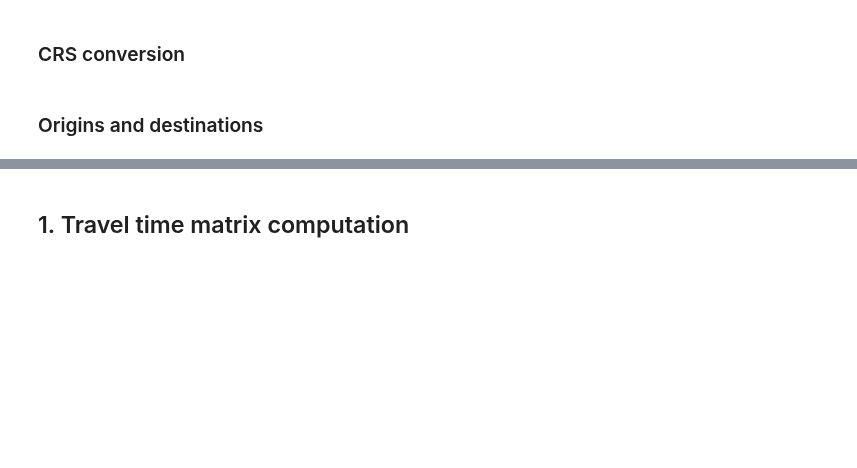
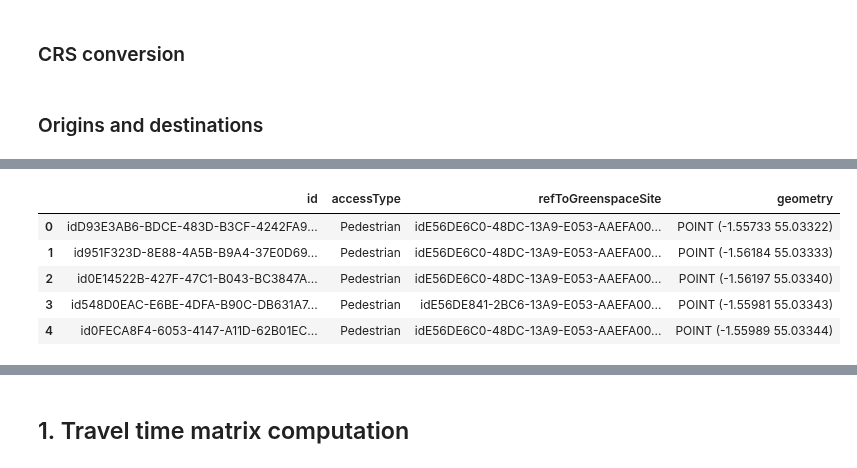
Before and after one commit to Urban-Analytics-Technology-Platform/demoland-project, a Jupyter notebook: python/accessibility.ipynb, the cells around one changed output, grey strips where cells are left out. Drawn from its saved outputs; the diff is of its cells as text; code cells hidden in the pictures; blank space fills up the shorter version.

Commit message:
accessibility to jobs on all modes

```diff
--- a/python/accessibility.ipynb
+++ b/python/accessibility.ipynb
@@ -13,6 +13,7 @@ import tracc
 from r5py import TransportNetwork, TravelTimeMatrixComputer, TransitMode, LegMode
 from datetime import datetime,date,timedelta
 import matplotlib.pyplot as plt
+from itertools import product # needed for generating all combinations of O-D pairs
 sys.argv.append(["--max-memory", "8G"])
 
 
@@ -23,10 +24,13 @@ data_folder = "/Users/azanchetta/OneDrive - The Alan Turing Institute/demoland_d
 oas_centroids_file = f"{data_folder}/processed/OA_centroids_TyneWear.gpkg" # used for population origin
 oas_file = f"{data_folder}/processed/authorities/OA_TyneWear.gpkg" # needed for visualisation purposes
 region_lads_file = f"{data_folder}/processed/authorities/LADs_tynewear.shp" # needed in order to filter greenspace data within the regional boundaries
-workingplacezones_centroids_file = f"{data_folder}/processed/authorities/WPZ_centroids_tynewear.gpkg"
+workingplacezones_centroids_file = f"{data_folder}/processed/authorities/WPZ_centroids_tynewear.gpkg" # needed for destinations centroids coordinates
+greenspace_sites_file = f"{data_folder}/processed/accessibility/greenspace-sites_tynewear.gpkg" # needed for calcualting opportunities at greenspaces (area)
+greenspace_entrances_file = f"{data_folder}/processed/accessibility/accessTOgs_tynewear.gpkg" # needed for destinations centroids coordinates
+jobs_file = f"{data_folder}/processed/accessibility/wpz_tynewear_occupation_edited.csv"
 
 # national level files
-greenspace_file = f"{data_folder}/raw/accessibility/OS Open Greenspace (GPKG) GB/data/opgrsp_gb.gpkg"
+# greenspace_file = f"{data_folder}/raw/accessibility/OS Open Greenspace (GPKG) GB/data/opgrsp_gb.gpkg"
 osm_data_file = f"{data_folder}/raw/accessibility/tyne-and-wear-latest.osm.pbf"
 gtfs_data_file = f"{data_folder}/raw/accessibility/itm_north_east_gtfs.zip"
 # %%
@@ -35,21 +39,28 @@ gtfs_data_file = f"{data_folder}/raw/accessibility/itm_north_east_gtfs.zip"
 # origins (IE output areas, OAs)
 oas_centroids = gpd.read_file(oas_centroids_file,
                               layer="OA_centroids_TyneWear")
-oas_centroids['id'] = oas_centroids['OA11CD'] # Origin dataset must contain an 'id' column
+oas_centroids['id'] = oas_centroids['OA11CD'] # Origin dataset must contain an 'id' column for r5py
 oas_centroids_wgs84 = oas_centroids.to_crs("epsg:4326")
 oas_centroids.head()
 
 # destination data
 # green space sites' entrances
-gs_entrances = gpd.read_file(greenspace_file,
-                        layer = "AccessPoint")
+gs_entrances = gpd.read_file(greenspace_entrances_file,
+                        layer = "pointsaccessTOgs_tynewear")
 
-gs_entrances.head()
+gs_entrances.head() # Destination dataset already contains an 'id' column
 # WPZ centroids
 wpz_centroids = gpd.read_file(workingplacezones_centroids_file,
                               layer = "WPZ_centroids_tynewear")
 wpz_centroids.head()
-wpz_centroids['id'] = wpz_centroids['wz11cd'] # Destination dataset must contain an 'id' column
+wpz_centroids['id'] = wpz_centroids['wz11cd'] # Destination dataset must contain an 'id' column for r5py
+
+gs_sites = gpd.read_file(greenspace_sites_file,
+                        layer = "grenspace-sites_tynewear")  # mind the typo with the missing double E
 
 # network data
 # uploaded in the sequent operation
+
+# opportunities / land use data
+jobs_per_wpz = pd.read_csv(jobs_file) # working place zones, population (as a proxy for n of jobs)
+# note: opportunities column is called "pop"
@@ -71,0 +97,9 @@ wpz_centroids['id'] = wpz_centroids['wz11cd'] # Destination dataset must contain
+# %%
+gs_entrances.head()
+# %% [output]
+|  | id | accessType | refToGreenspaceSite | geometry |
+| 0 | idD93E3AB6-BDCE-483D-B3CF-4242FA9... | Pedestrian | idE56DE6C0-48DC-13A9-E053-AAEFA00... | POINT (-1.55733 55.03322) |
+| 1 | id951F323D-8E88-4A5B-B9A4-37E0D69... | Pedestrian | idE56DE6C0-48DC-13A9-E053-AAEFA00... | POINT (-1.56184 55.03333) |
+| 2 | id0E14522B-427F-47C1-B043-BC3847A... | Pedestrian | idE56DE6C0-48DC-13A9-E053-AAEFA00... | POINT (-1.56197 55.03340) |
+| 3 | id548D0EAC-E6BE-4DFA-B90C-DB631A7... | Pedestrian | idE56DE841-2BC6-13A9-E053-AAEFA00... | POINT (-1.55981 55.03343) |
+| 4 | id0FECA8F4-6053-4147-A11D-62B01EC... | Pedestrian | idE56DE6C0-48DC-13A9-E053-AAEFA00... | POINT (-1.55989 55.03344) |
```
Also changed, not shown: parts of 14 cells of this notebook.
